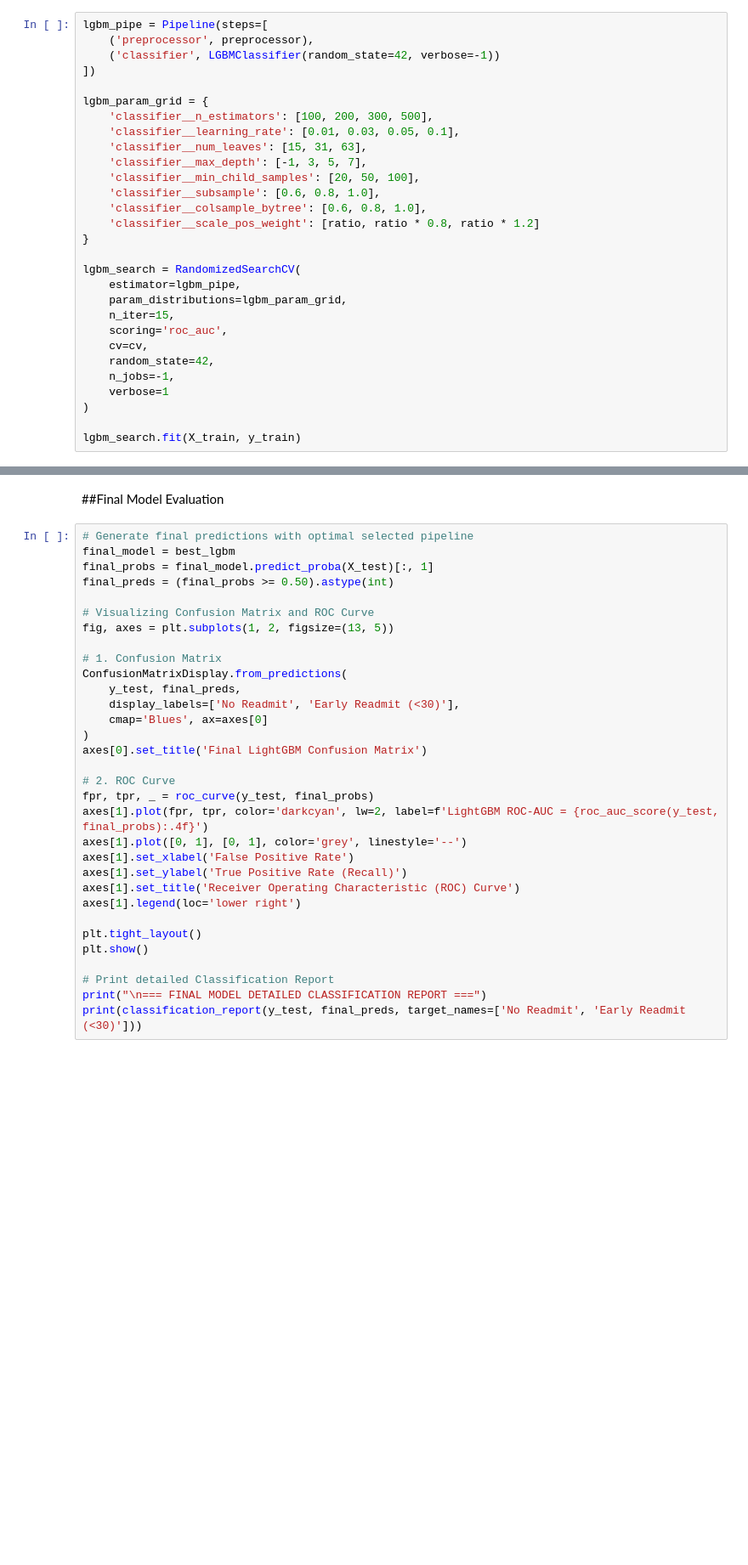
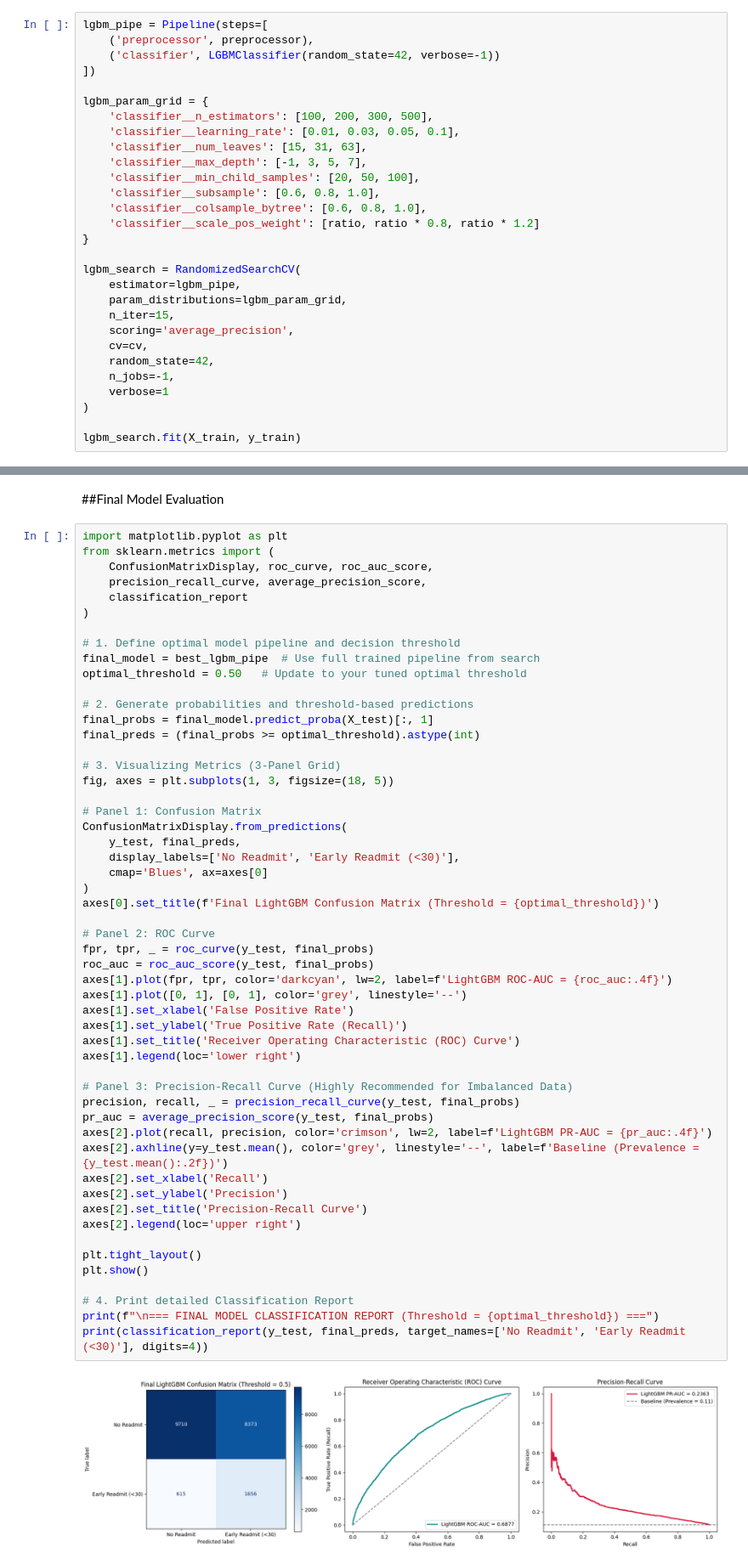
Before and after one commit to matheeshagit/FDM-Mini-Project, a Jupyter notebook: Diabitic_Data.ipynb, the cells around one changed output, grey strips where cells are left out. Shown at 85% size. Drawn from its saved outputs; the diff is of its cells as text; blank space fills up the shorter version.

Commit message:
Final model evaluation

```diff
--- a/Diabitic_Data.ipynb
+++ b/Diabitic_Data.ipynb
@@ -457,7 +466,7 @@ lgbm_search = RandomizedSearchCV(
     estimator=lgbm_pipe,
     param_distributions=lgbm_param_grid,
     n_iter=15,
-    scoring='roc_auc',
+    scoring='average_precision',
     cv=cv,
     random_state=42,
     n_jobs=-1,
@@ -604,34 +693,57 @@ print(df_final_comparison.to_string(index=False))
 # %% [markdown]
 ##Final Model Evaluation
 # %%
-# Generate final predictions with optimal selected pipeline
-final_model = best_lgbm
+import matplotlib.pyplot as plt
+from sklearn.metrics import (
+    ConfusionMatrixDisplay, roc_curve, roc_auc_score,
+    precision_recall_curve, average_precision_score,
+    classification_report
+)
+
+# 1. Define optimal model pipeline and decision threshold
+final_model = best_lgbm_pipe  # Use full trained pipeline from search
+optimal_threshold = 0.50   # Update to your tuned optimal threshold
+
+# 2. Generate probabilities and threshold-based predictions
 final_probs = final_model.predict_proba(X_test)[:, 1]
-final_preds = (final_probs >= 0.50).astype(int)
+final_preds = (final_probs >= optimal_threshold).astype(int)
 
-# Visualizing Confusion Matrix and ROC Curve
-fig, axes = plt.subplots(1, 2, figsize=(13, 5))
+# 3. Visualizing Metrics (3-Panel Grid)
+fig, axes = plt.subplots(1, 3, figsize=(18, 5))
 
-# 1. Confusion Matrix
+# Panel 1: Confusion Matrix
 ConfusionMatrixDisplay.from_predictions(
     y_test, final_preds,
     display_labels=['No Readmit', 'Early Readmit (<30)'],
     cmap='Blues', ax=axes[0]
 )
-axes[0].set_title('Final LightGBM Confusion Matrix')
+axes[0].set_title(f'Final LightGBM Confusion Matrix (Threshold = {optimal_threshold})')
 
-# 2. ROC Curve
+# Panel 2: ROC Curve
 fpr, tpr, _ = roc_curve(y_test, final_probs)
-axes[1].plot(fpr, tpr, color='darkcyan', lw=2, label=f'LightGBM ROC-AUC = {roc_auc_score(y_test, final_probs):.4f}')
+roc_auc = roc_auc_score(y_test, final_probs)
+axes[1].plot(fpr, tpr, color='darkcyan', lw=2, label=f'LightGBM ROC-AUC = {roc_auc:.4f}')
 axes[1].plot([0, 1], [0, 1], color='grey', linestyle='--')
 axes[1].set_xlabel('False Positive Rate')
 axes[1].set_ylabel('True Positive Rate (Recall)')
 axes[1].set_title('Receiver Operating Characteristic (ROC) Curve')
 axes[1].legend(loc='lower right')
 
+# Panel 3: Precision-Recall Curve (Highly Recommended for Imbalanced Data)
+precision, recall, _ = precision_recall_curve(y_test, final_probs)
+pr_auc = average_precision_score(y_test, final_probs)
+axes[2].plot(recall, precision, color='crimson', lw=2, label=f'LightGBM PR-AUC = {pr_auc:.4f}')
+axes[2].axhline(y=y_test.mean(), color='grey', linestyle='--', label=f'Baseline (Prevalence = {y_test.mean():.2f})')
+axes[2].set_xlabel('Recall')
+axes[2].set_ylabel('Precision')
+axes[2].set_title('Precision-Recall Curve')
+axes[2].legend(loc='upper right')
+
 plt.tight_layout()
 plt.show()
 
-# Print detailed Classification Report
-print("\n=== FINAL MODEL DETAILED CLASSIFICATION REPORT ===")
-print(classification_report(y_test, final_preds, target_names=['No Readmit', 'Early Readmit (<30)']))
+# 4. Print detailed Classification Report
+print(f"\n=== FINAL MODEL CLASSIFICATION REPORT (Threshold = {optimal_threshold}) ===")
+print(classification_report(y_test, final_preds, target_names=['No Readmit', 'Early Readmit (<30)'], digits=4))
+# %% [output]
+[figure, added]
```
Also changed, not shown: parts of 11 cells of this notebook.
